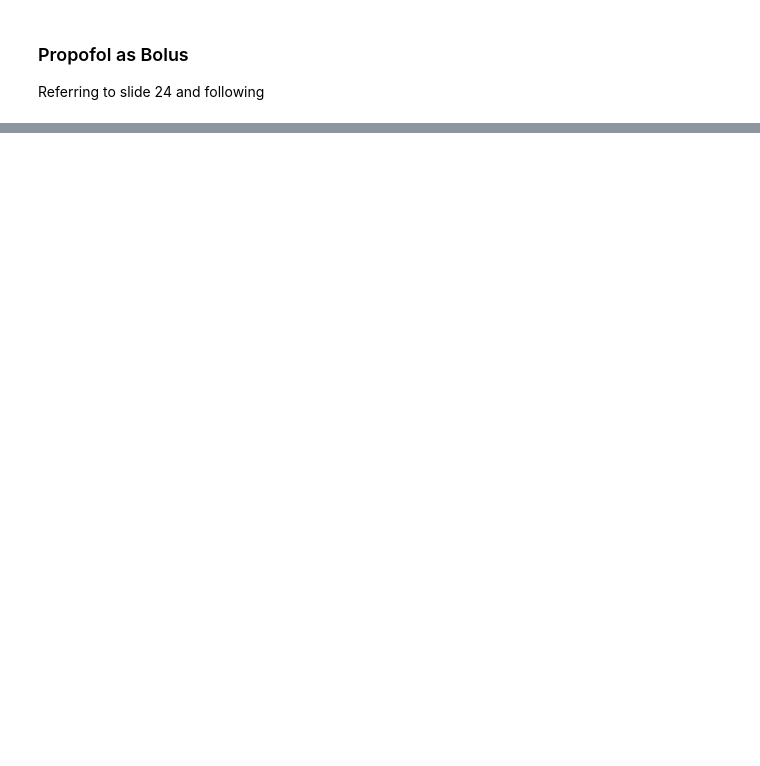
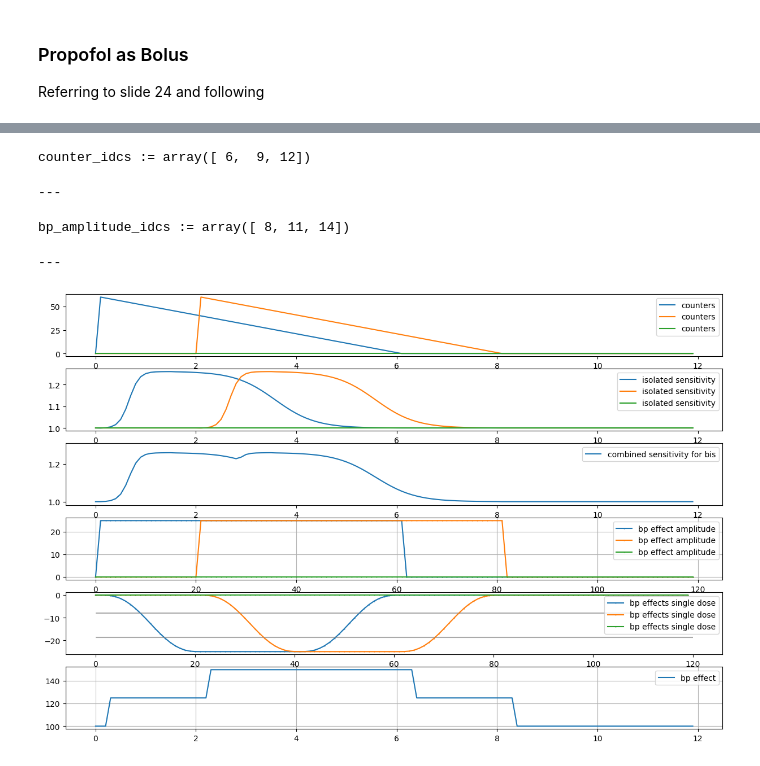
Before and after one commit to cknoll/boasim, a Jupyter notebook: notebooks/07e_Profofol_Bolus.ipynb, the cells around one changed output, grey strips where cells are left out. Cells and saved outputs as stored; diff of their text form; code cells hidden in the pictures; blank space fills up the shorter version.

```diff
--- a/notebooks/07e_Profofol_Bolus.ipynb
+++ b/notebooks/07e_Profofol_Bolus.ipynb
@@ -74,29 +128,40 @@ plt.plot(tt, u_func(tt), "-", color="tab:orange", lw=3)
 # %%
 
-il.reload(oc)
-il.reload(pbs.td)
+il.reload(oc); il.reload(pbs.td); il.reload(bs); il.reload(bs.core); il.reload(bs.blocks);
+
 dt = 1
 
 bp_normal = 100
-
-u_expr_propofol_boli = sp.Piecewise((0.5, apx(t, 0 + dt)), (1.5, apx(t, 2 + dt)), (0, True))
 u_func = st.expr_to_func(t, u_expr_propofol_boli)
 
 l1 = pbs.td.get_loop_symbol()
 bp_sum  = pbs.td.StaticBlock(output_expr=100 + l1)
 bp_delay_block = pbs.td.dtDelay1(input1=bp_sum.Y)
 
 
 # dtPropofolBolus - output: Propfol-related BP difference
-pfl = bs.dtPropofolBolus(input1=u_expr_propofol_boli, input2=bp_delay_block.Y)
+params = dict(reference_bp=bp_normal)
+pfl = bs.blocks.dtPropofolBolus(input1=u_expr_propofol_boli, input2=bp_delay_block.Y, params=params)
 pbs.td.set_loop_symbol(l1, pfl.Y)
-
 
 T_end = 12
 N_steps = int(T_end/T)
 
 bp_start = bp_normal
 iv = {bp_delay_block.x1:bp_start, pfl.x1: 0, pfl.x2: 1}
 
+kk, xx, bo = pbs.td.blocksimulation(N_steps, iv=iv, rhs_options={"use_sp2c": False})
 
-kk, xx, bo = pbs.td.blocksimulation(N_steps, iv=iv, rhs_options={"use_sp2c": False})
+counter_symbols = pfl.counter_states[::3]
+
+all_idcs = np.arange(len(pbs.td.ds.all_state_vars))
+counter_idcs = get_idcs(counter_symbols) ##:
+bp_amplitude_idcs = counter_idcs + 2 ##:
+
+plot_results()
+# %% [output]
+counter_idcs := array([ 6,  9, 12])
+---
+bp_amplitude_idcs := array([ 8, 11, 14])
+---
+[figure, added]
```
Also changed, not shown: parts of 9 cells of this notebook, 2 other files.
